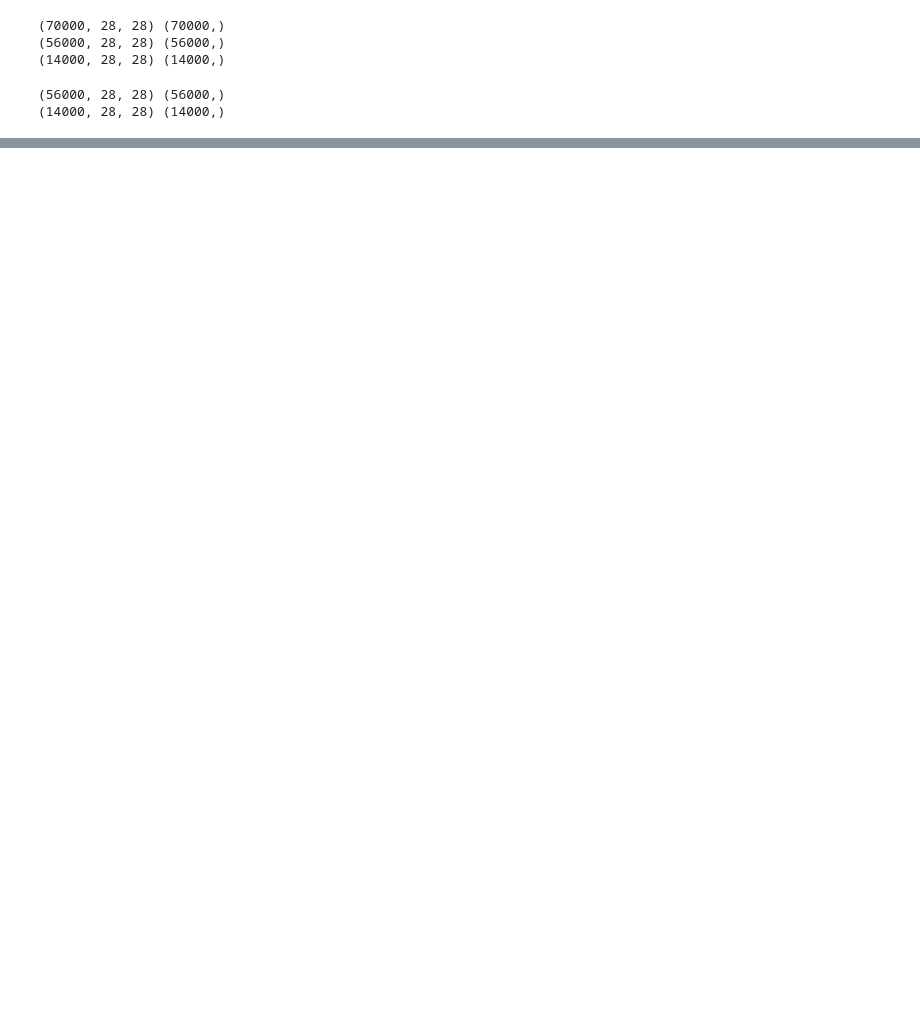
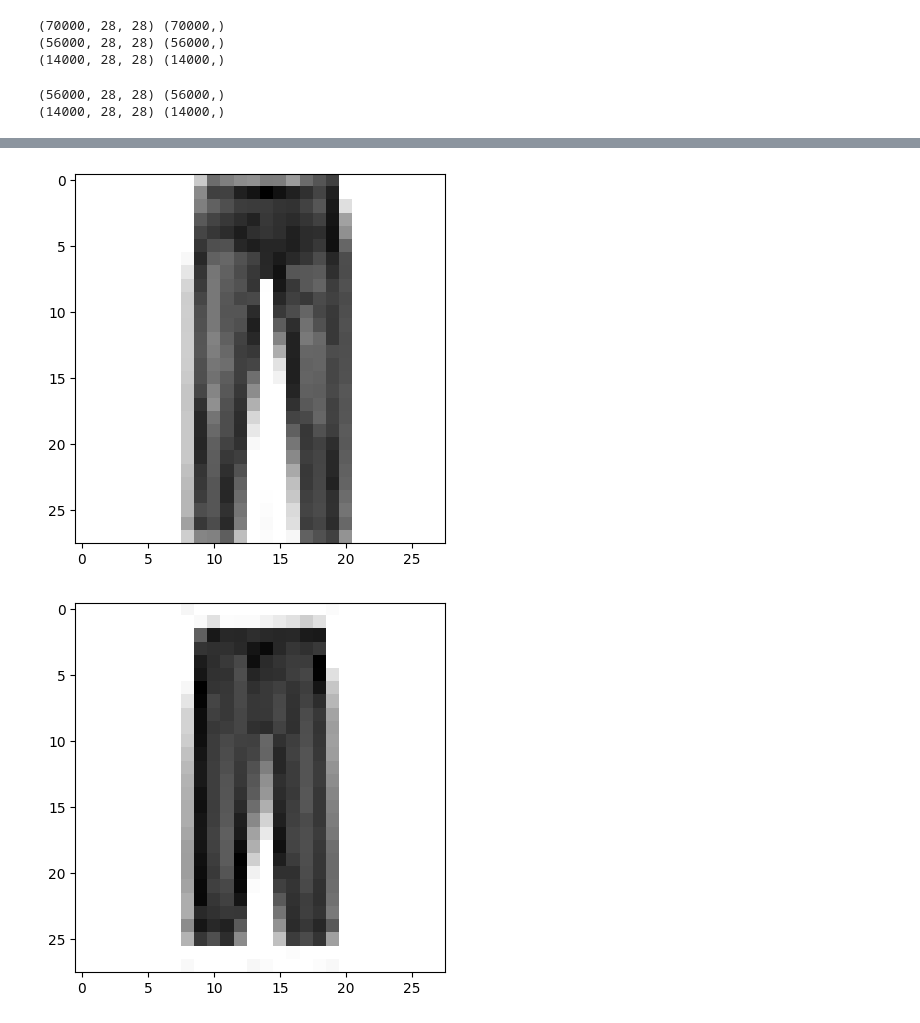
Before and after one commit to 100522155/egci463, a Jupyter notebook: Midterm_projectPR.ipynb, the cells around one changed output, grey strips where cells are left out. Saved outputs shown, nothing was run; the diff lists cells and outputs as text; code cells hidden in the pictures; blank space fills up the shorter version.

```diff
--- a/Midterm_projectPR.ipynb
+++ b/Midterm_projectPR.ipynb
@@ -54 +56,9 @@ plt.show()
 [figure]
+# %%
+for elm in range(0,100):
+  if y[elm] == 1:
+    plt.imshow(np.reshape(X[elm],[28,28]),cmap='binary')
+    plt.show()
+# %% [output]
+[figure, added]
+[figure, added]
```
Also changed, not shown: parts of 7 cells of this notebook.
